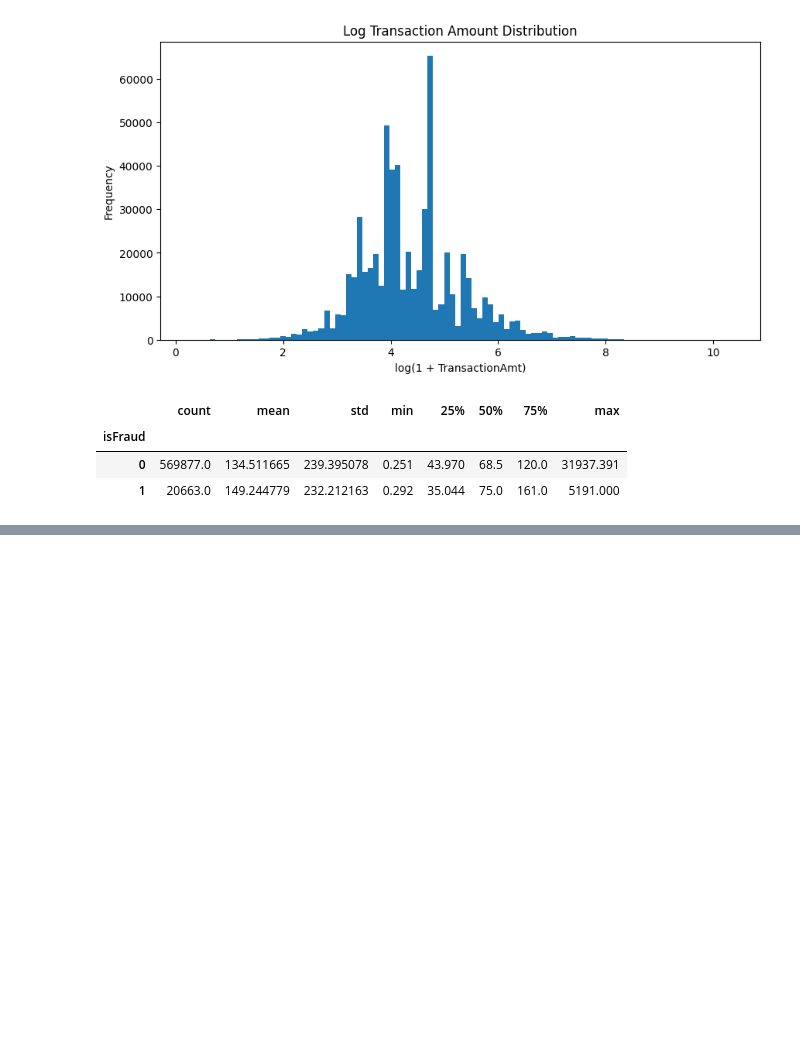
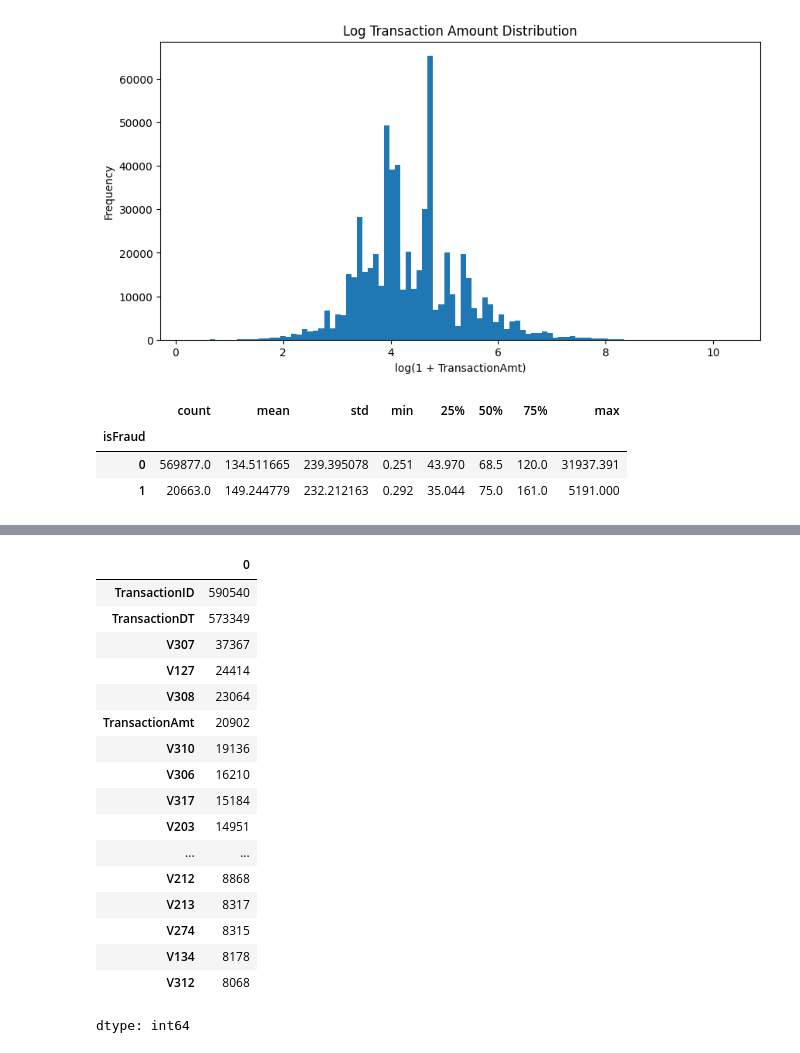
Before and after one commit to ravikeerthi7606/CreditCardFraudDetectionSystem, a Jupyter notebook: EDA.ipynb, the cells around one changed output, grey strips where cells are left out. Cells and saved outputs as stored; diff of their text form; code cells hidden in the pictures; blank space fills up the shorter version.

```diff
--- a/EDA.ipynb
+++ b/EDA.ipynb
@@ -165,0 +197,22 @@ train.groupby("isFraud")["TransactionAmt"].describe()
+# %%
+#supicious leakage
+train.nunique().sort_values(ascending=False).head(30)
+# %% [output]
+|  | 0 |
+| TransactionID | 590540 |
+| TransactionDT | 573349 |
+| V307 | 37367 |
+| V127 | 24414 |
+| V308 | 23064 |
+| TransactionAmt | 20902 |
+| V310 | 19136 |
+| V306 | 16210 |
+| V317 | 15184 |
+| V203 | 14951 |
+| ... | ... |
+| V212 | 8868 |
+| V213 | 8317 |
+| V274 | 8315 |
+| V134 | 8178 |
+| V312 | 8068 |
+dtype: int64
```
Also changed, not shown: parts of 3 cells of this notebook.
